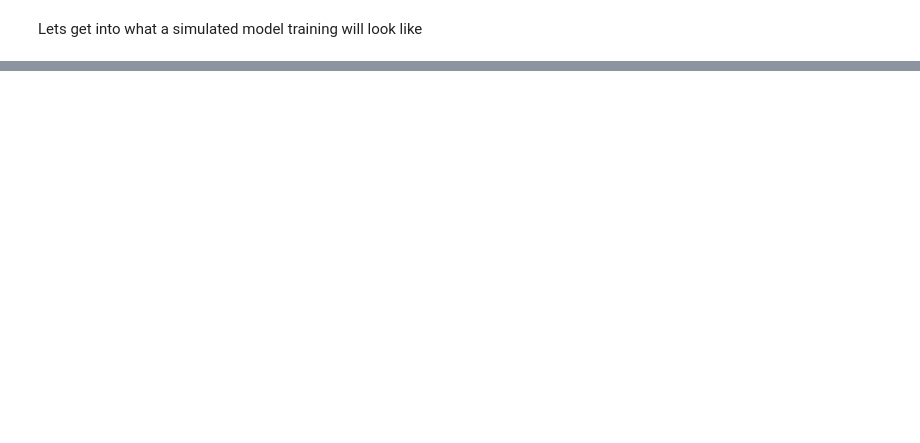
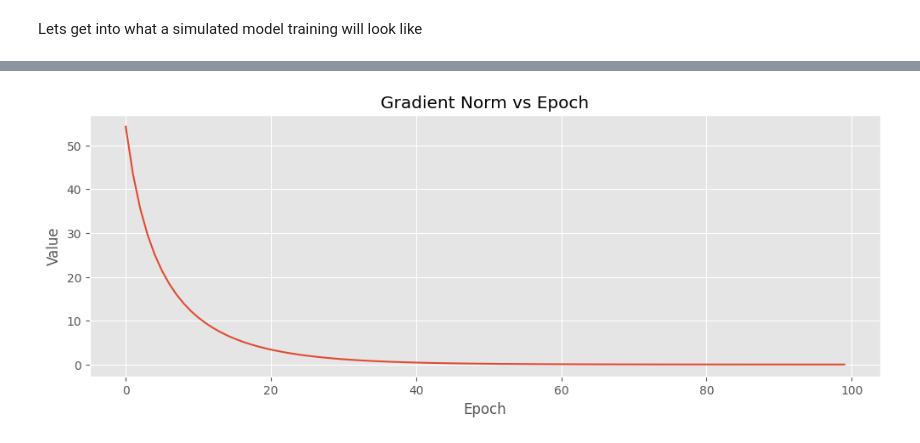
Before and after one commit to leonbora167/intelligent-system-explorations, a Jupyter notebook: algo/calc.ipynb, the cells around one changed output, grey strips where cells are left out. Cells and saved outputs as stored; diff of their text form; code cells hidden in the pictures; blank space fills up the shorter version.

```diff
--- a/algo/calc.ipynb
+++ b/algo/calc.ipynb
@@ -257,0 +310,10 @@ def backward(cache):
+# %%
+plt.figure(figsize=(12,4))
+
+plt.plot(history["gradient_norm"])
+plt.title("Gradient Norm vs Epoch")
+plt.xlabel("Epoch")
+plt.ylabel("Value")
+plt.show()
+# %% [output]
+[figure, added]
```
Also changed, not shown: parts of 6 cells of this notebook.
